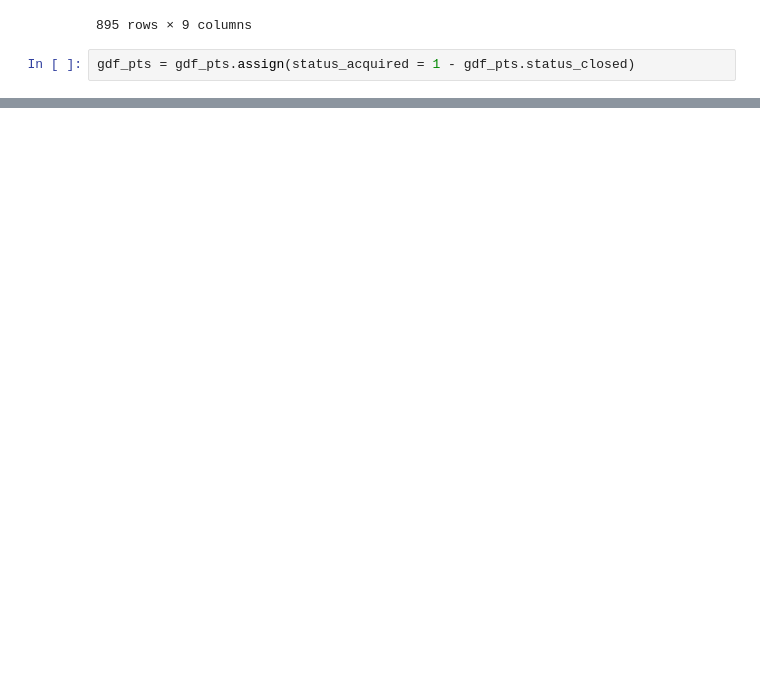
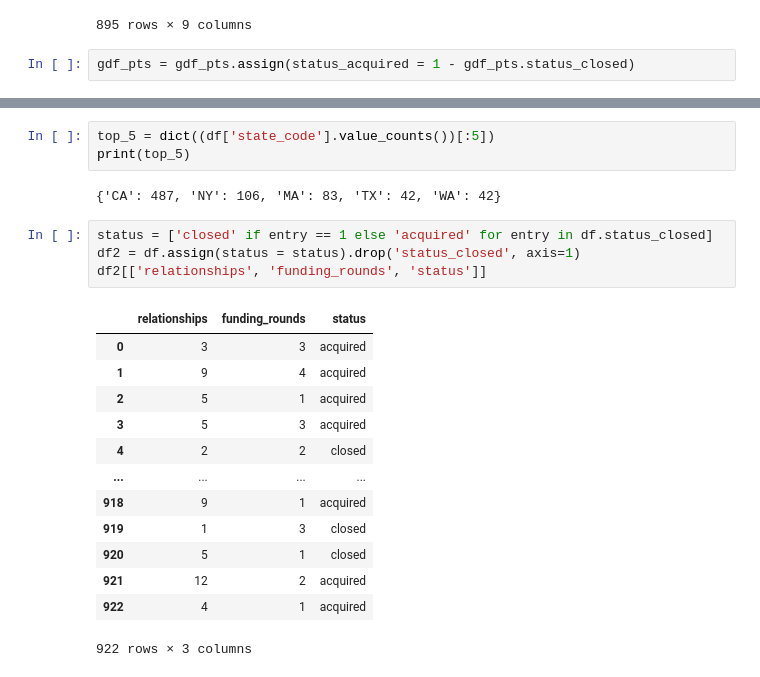
Before and after one commit to akshay7424/Data1050-Startup-Data-Final-Project, a Jupyter notebook: Visualization.ipynb, the cells around one changed output, grey strips where cells are left out. Drawn from its saved outputs; the diff is of its cells as text; blank space fills up the shorter version.

```diff
--- a/Visualization.ipynb
+++ b/Visualization.ipynb
@@ -298 +205,24 @@ The 'inframe' parameter of draw() was deprecated in Matplotlib 3.3 and will be r
 [figure]
+# %%
+top_5 = dict((df['state_code'].value_counts())[:5])
+print(top_5)
+# %% [output]
+{'CA': 487, 'NY': 106, 'MA': 83, 'TX': 42, 'WA': 42}
+# %%
+status = ['closed' if entry == 1 else 'acquired' for entry in df.status_closed]
+df2 = df.assign(status = status).drop('status_closed', axis=1)
+df2[['relationships', 'funding_rounds', 'status']]
+# %% [output]
+|  | relationships | funding_rounds | status |
+| 0 | 3 | 3 | acquired |
+| 1 | 9 | 4 | acquired |
+| 2 | 5 | 1 | acquired |
+| 3 | 5 | 3 | acquired |
+| 4 | 2 | 2 | closed |
+| ... | ... | ... | ... |
+| 918 | 9 | 1 | acquired |
+| 919 | 1 | 3 | closed |
+| 920 | 5 | 1 | closed |
+| 921 | 12 | 2 | acquired |
+| 922 | 4 | 1 | acquired |
+922 rows × 3 columns
```
Also changed, not shown: parts of 14 cells of this notebook, 2 other files.
